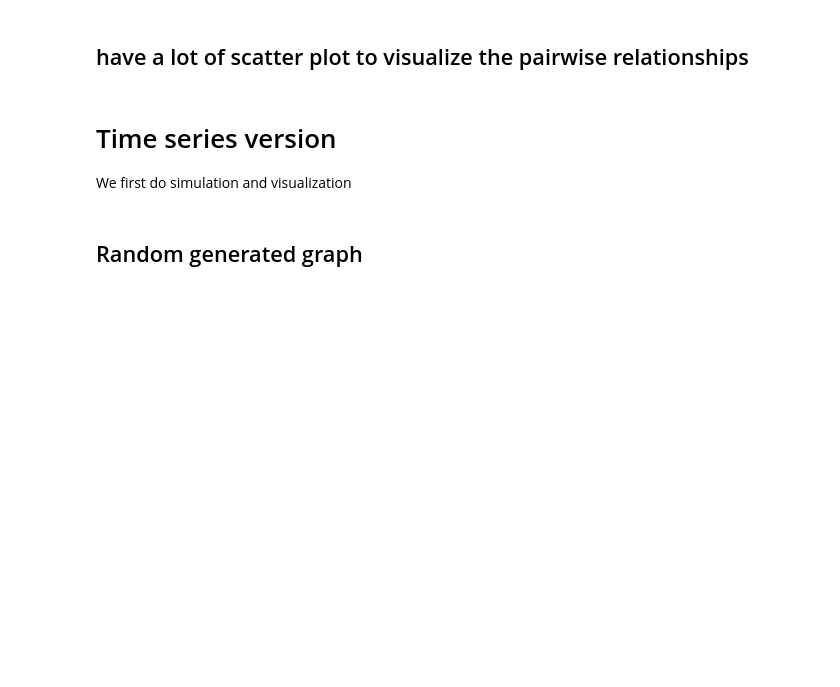
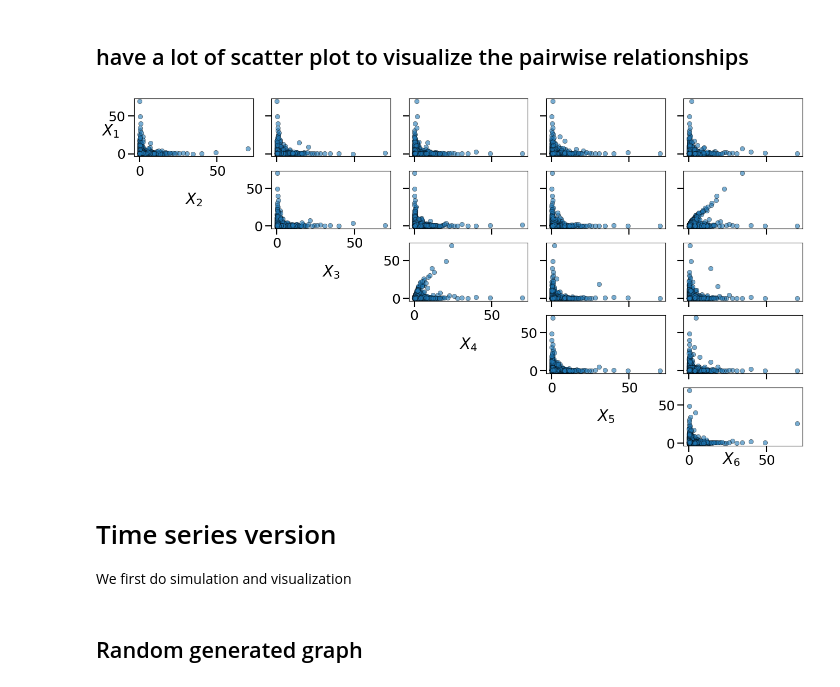
Before and after one commit to junshujiang/tailSCM, a Jupyter notebook: tutorial1_SingleTailVersion_simulationAndComparison.ipynb, the cells around one changed output. Drawn from its saved outputs; the diff is of its cells as text; code cells hidden in the pictures; blank space fills up the shorter version.

```diff
--- a/tutorial1_SingleTailVersion_simulationAndComparison.ipynb
+++ b/tutorial1_SingleTailVersion_simulationAndComparison.ipynb
@@ -115,9 +110,0 @@ compare_graphs_without_undirected(resultsThisPaper,edges_matrix)
-# %%
-import causaldag as cd
-arcs = set()
-for i in range(B.shape[0]):
-    for j in range(B.shape[1]):
-        if B[i,j] != 0:
-            arcs.add((j+1,i+1))
-dag = cd.DAG(arcs=arcs)
-cpdag = dag.cpdag()
@@ -160,45 +113,70 @@ Subclasses:
 # %%
 import matplotlib.pyplot as plt
 import seaborn as sns
 import numpy as np
 import os
 
 # 生成转换后的数据，并去掉第一列和最后一行
 transformed_df = tranform_frechet_df(data_df)
 
 # 获取变量名
 cols = transformed_df.columns
 n = len(cols)  # 变量个数
 
 # 创建 (n-1) x (n-1) 的子图，调整高宽比使图更扁
-fig, axes = plt.subplots(n-1, n-1, figsize=(2.5 * (n-1), 1.5 * (n-1)), sharex='col', sharey='row')
+fig, axes = plt.subplots(n-1, n-1, figsize=(2.5 * (n-1), 1.3 * (n-1)))#, sharex='col', sharey='row')
 
 # 遍历所有 (i, j) 组合，在 subplot 上绘制 scatterplot
 for i in range(n-1):  # 行索引
     for j in range(n-1):  # 列索引
         ax = axes[i, j]
 
         if j >= i:  # 仅绘制上三角部分
             sns.scatterplot(x=transformed_df[cols[j+1]], y=transformed_df[cols[i]], ax=ax,
                             alpha=0.6, edgecolor='k', linewidth=0.5)
 
-        # 仅在最底部一行显示 X 轴标签
-        if i == n-2:
-            ax.set_xlabel("$X_{}$".format(j+2), fontsize=20, labelpad=-1)  # 减小labelpad
 
-        # 仅在最左侧一列显示 Y 轴标签
-        if j == 0:
-            ax.set_ylabel("$X_{}$".format(i+1), fontsize=20, labelpad=-1)  # 减小labelpad
 
-        # 调整刻度
-        ax.tick_params(axis='both', which='major', labelsize=18, length=8, width=1.5)
+            if j>i:
+                ax.tick_params(axis='both', which='major', labelsize=18, length=8, width=1.5)
+                ax.set_xticklabels([])
+                ax.set_yticklabels([])
+                ax.set_xlabel(None)
+                ax.set_ylabel(None)
+
+
+            # 仅在最底部一行显示 X 轴标签
+            else:
+                if i==0:
+                    ax.set_xlabel(None)
+                    ax.set_ylabel(f"$X_{{{j+1}}}$",fontsize=20,rotation=0,labelpad=5)
+                    ax.yaxis.set_label_coords(-0.2, 0.3)
+                elif j==n-2:
+                    ax.set_xlabel(f"$X_{{{i+2}}}$",fontsize=20,labelpad=1)
+                    ax.xaxis.set_label_coords(0.4, -0.1)
+                    ax.set_ylabel(None)
+
+                else:
+                    ax.set_xlabel(None)
+                    ax.set_ylabel(None)
+                ax.tick_params(axis='both', which='major', labelsize=18, length=8, width=1.5)
+
+        else:
+            ax.axis('off')
+            if i==j+1:
+                ax.text(0.5, 0.5, f"$X_{{{j+2}}}$",
+                        transform=ax.transAxes,
+                        fontsize=20, ha='center', va='center')
+
 
 # 调整子图之间的间距
-plt.tight_layout(pad=1.0)  # 减小pad值使图更紧凑
+plt.tight_layout(pad=-1)  # 减小pad值使图更紧凑
 
 # 保存图像
-plt.savefig(os.path.join(log_path, "pairwise_relationships_mechanical.png"), bbox_inches='tight', dpi=200)
-plt.close()
+#plt.savefig(os.path.join(log_path, "pairwise_relationships_mechanical.png"), bbox_inches='tight', dpi=200)
+#plt.close()
+# %% [output]
+[figure, added]
 # %% [markdown]
 # Time series version
 
```
Also changed, not shown: parts of 17 cells of this notebook, 11 other files.
